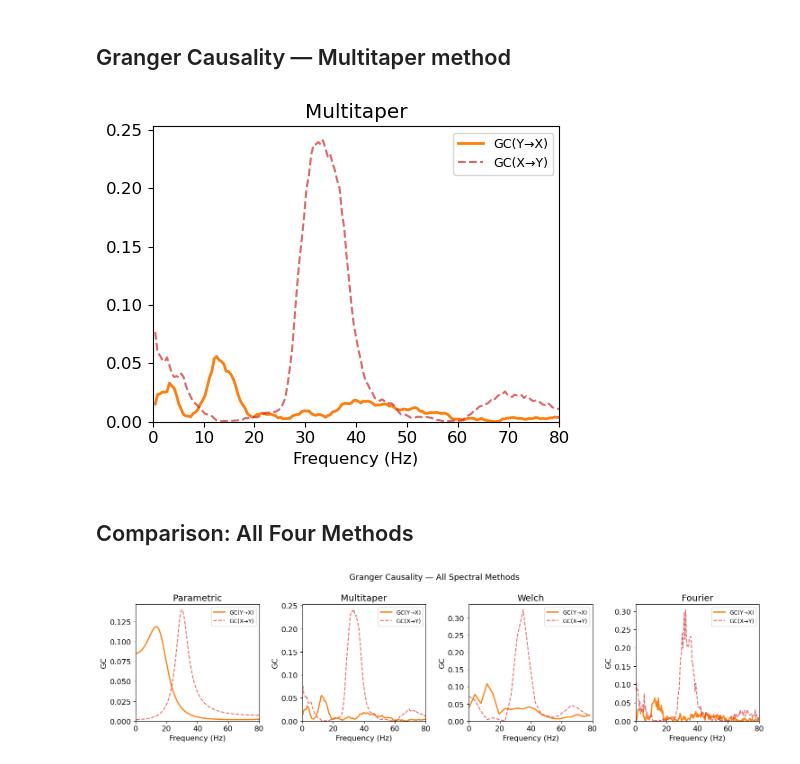
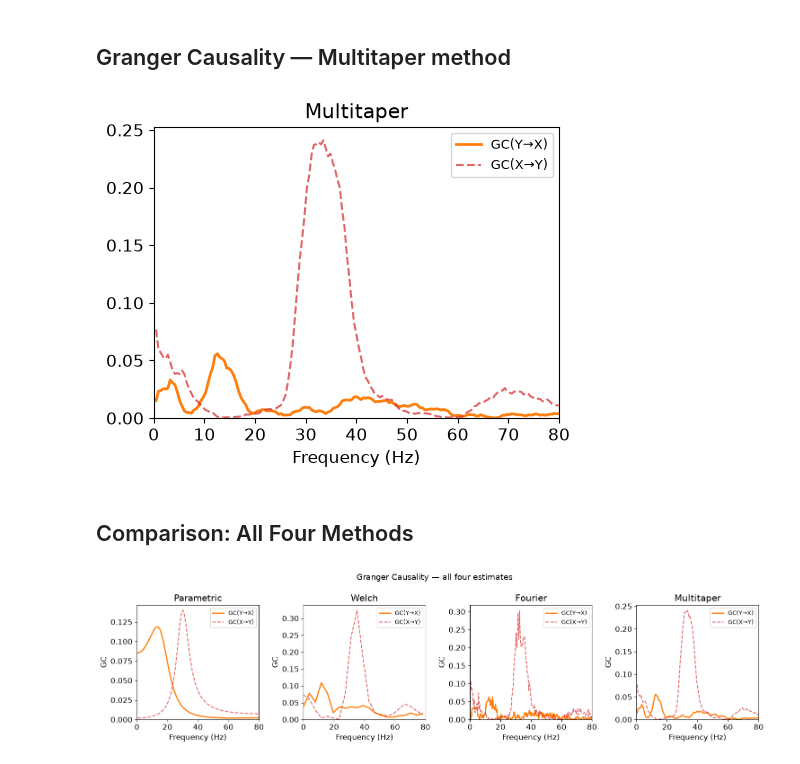
Before and after one commit to ViniciusLima94/pyGC, a Jupyter notebook: notebooks/06_example_with_eletrophysiological_data.ipynb, the cells around one changed output. Drawn from its saved outputs; the diff is of its cells as text; code cells hidden in the pictures.

```diff
--- a/notebooks/06_example_with_eletrophysiological_data.ipynb
+++ b/notebooks/06_example_with_eletrophysiological_data.ipynb
@@ -39,12 +47,11 @@ Data: 332 trials, 2 channels, 2150 samples  @ 1000 Hz
 # %% [markdown]
 ## Granger Causality — Parametric method
 # %%
-ds_wl = spectral_granger_causality(
-    data_np, FS, model="parametric", spectral_method=None,
-    order=6, Niterations=None, verbose=False,
+ds_pr = spectral_granger_causality(
+    data_np, FS, model="parametric", order=6, verbose=False,
 )
 
-Ix2y_pr, Iy2x_pr, f_pr = ds_wl["x2y"][0], ds_wl["y2x"][0], ds_wl["freq"]
+Ix2y_pr, Iy2x_pr, f_pr = ds_pr["x2y"][0], ds_pr["y2x"][0], ds_pr["freq"]
 
 fig, ax = plt.subplots(1, 1, figsize=(5, 4))
 mask = f_pr <= FMAX
@@ -63,7 +70,7 @@ plt.tight_layout()
 ## Granger Causality — Welch method
 # %%
 ds_wl = spectral_granger_causality(
-    data_np, FS,  spectral_method="welch", order=6, Niterations=500, verbose=False,
+    data_np, FS, spectral_method="welch", Niterations=200, verbose=False,
 )
 
 Ix2y_wl, Iy2x_wl, f_wl = ds_wl["x2y"][0], ds_wl["y2x"][0], ds_wl["freq"]
@@ -76,7 +83,7 @@ ax.plot(f_wl[mask], Ix2y_wl[mask], color="C3", lw=1.5,
 ax.set_title("Welch")
 ax.set_xlabel("Frequency (Hz)")
 ax.set_xlim([0, FMAX])
-#ax.set_ylim(bottom=0)
+ax.set_ylim(bottom=0)
 ax.legend(fontsize=9)
 plt.tight_layout()
 # %% [output]
@@ -108,7 +115,7 @@ plt.tight_layout()
 ## Granger Causality — Multitaper method
 # %%
 ds_mt = spectral_granger_causality(
-    data, FS, spectral_method="multitaper", Niterations=200, verbose=False,
+    data_np, FS, spectral_method="multitaper", Niterations=200, verbose=False,
     spectral_params={"bandwidth": BANDWIDTH},
 )
 
@@ -126,33 +133,32 @@ ax.set_ylim(bottom=0)
 ax.legend(fontsize=9)
 plt.tight_layout()
 # %% [output]
-[figure, old version]
+[figure, new version]
 # %% [markdown]
 ## Comparison: All Four Methods
 # %%
 fig, axes = plt.subplots(1, 4, figsize=(15, 4))
-axes = axes.ravel()
 
 methods = [
-    ("Parametric", f_pr, Iy2x_pr, Ix2y_pr),
-    ("Multitaper", f_mt, Iy2x_mt, Ix2y_mt),
-    ("Welch",      f_wl, Iy2x_wl,  Ix2y_wl),
+    ("Parametric", f_pr,  Iy2x_pr,  Ix2y_pr),
+    ("Welch",      f_wl,  Iy2x_wl,  Ix2y_wl),
     ("Fourier",    f_fft, Iy2x_fft, Ix2y_fft),
+    ("Multitaper", f_mt,  Iy2x_mt,  Ix2y_mt),
 ]
 
 for ax, (title, f, iy2x, ix2y) in zip(axes, methods):
     mask = f <= FMAX
     ax.plot(f[mask], iy2x[mask], color="C1", lw=2, label="GC(Y\u2192X)")
     ax.plot(f[mask], ix2y[mask], color="C3", lw=1.5,
             linestyle="--", alpha=0.7, label="GC(X\u2192Y)")
     ax.set_title(title)
     ax.set_xlabel("Frequency (Hz)")
     ax.set_ylabel("GC")
     ax.set_xlim([0, FMAX])
     ax.set_ylim(bottom=0)
     ax.legend(fontsize=9)
 
-plt.suptitle("Granger Causality — All Spectral Methods", fontsize=13)
+plt.suptitle("Granger Causality — all four estimates", fontsize=13)
 plt.tight_layout()
 # %% [output]
-[figure, old version]
+[figure, new version]
```
Also changed, not shown: parts of 7 cells of this notebook, 1 other file.
